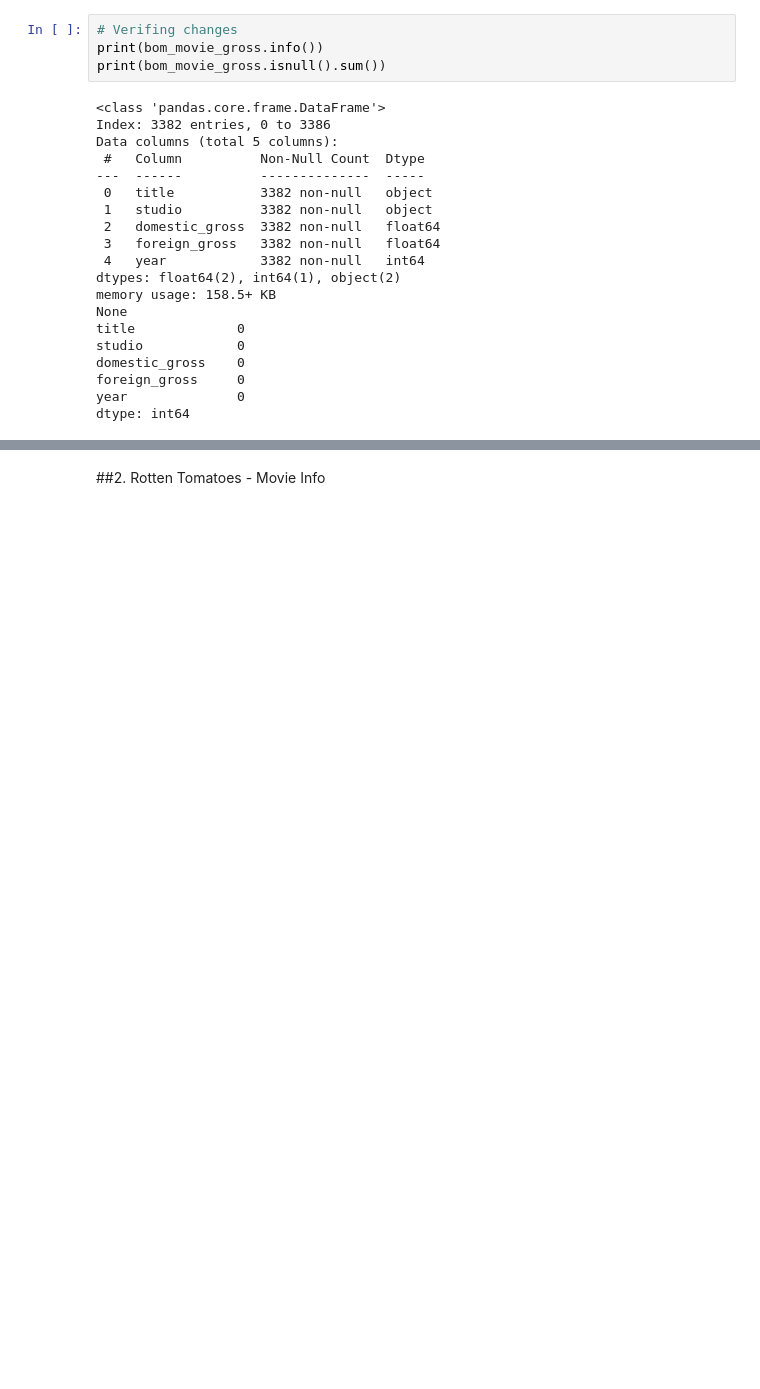
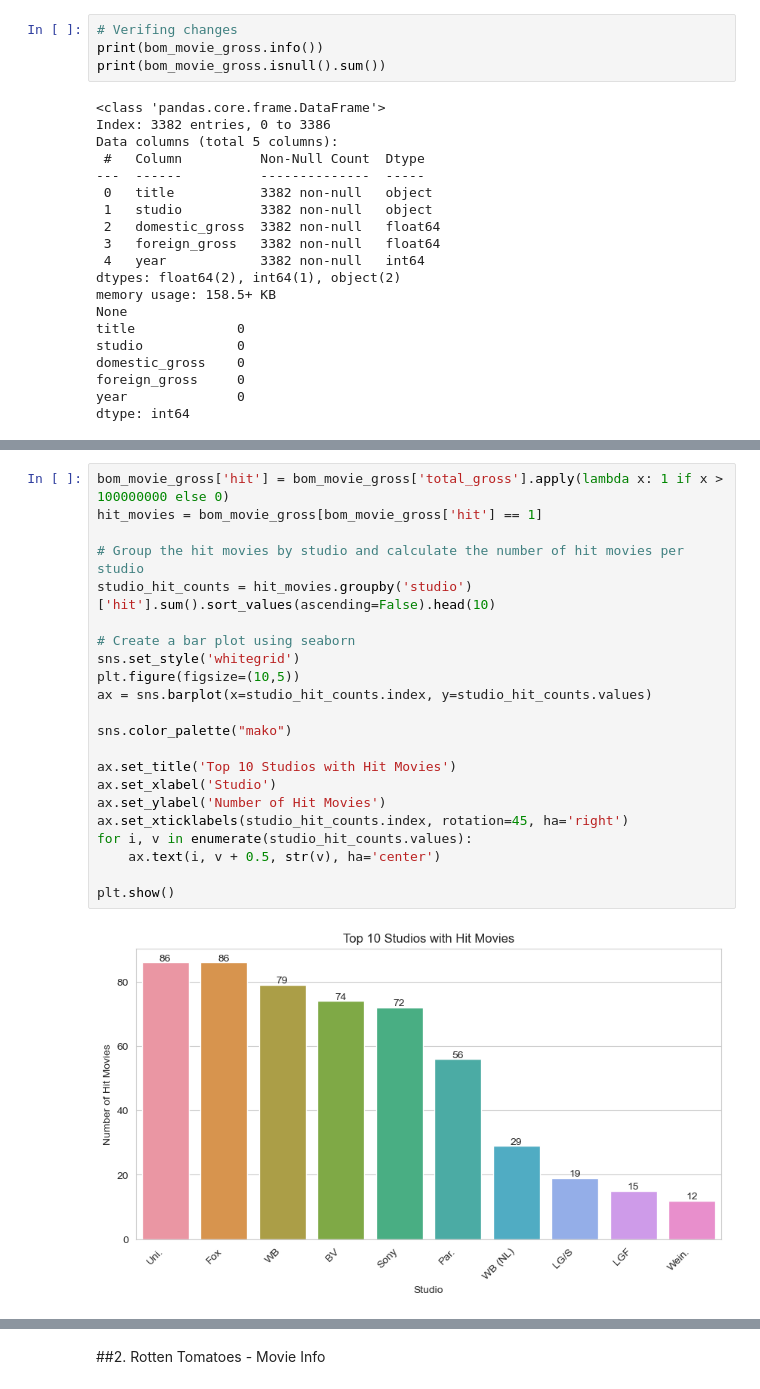
Before and after one commit to geomwangi007/Microsoft-Studio-Project, a Jupyter notebook: student.ipynb, the cells around one changed output, grey strips where cells are left out. Drawn from its saved outputs; the diff is of its cells as text; blank space fills up the shorter version.

```diff
--- a/student.ipynb
+++ b/student.ipynb
@@ -183,0 +215,24 @@ dtype: int64
+# %%
+bom_movie_gross['hit'] = bom_movie_gross['total_gross'].apply(lambda x: 1 if x > 100000000 else 0)
+hit_movies = bom_movie_gross[bom_movie_gross['hit'] == 1]
+
+# Group the hit movies by studio and calculate the number of hit movies per studio
+studio_hit_counts = hit_movies.groupby('studio')['hit'].sum().sort_values(ascending=False).head(10)
+
+# Create a bar plot using seaborn
+sns.set_style('whitegrid')
+plt.figure(figsize=(10,5))
+ax = sns.barplot(x=studio_hit_counts.index, y=studio_hit_counts.values)
+
+sns.color_palette("mako")
+
+ax.set_title('Top 10 Studios with Hit Movies')
+ax.set_xlabel('Studio')
+ax.set_ylabel('Number of Hit Movies')
+ax.set_xticklabels(studio_hit_counts.index, rotation=45, ha='right')
+for i, v in enumerate(studio_hit_counts.values):
+    ax.text(i, v + 0.5, str(v), ha='center')
+
+plt.show()
+# %% [output]
+[figure, added]
```
Also changed, not shown: parts of 18 cells of this notebook.
